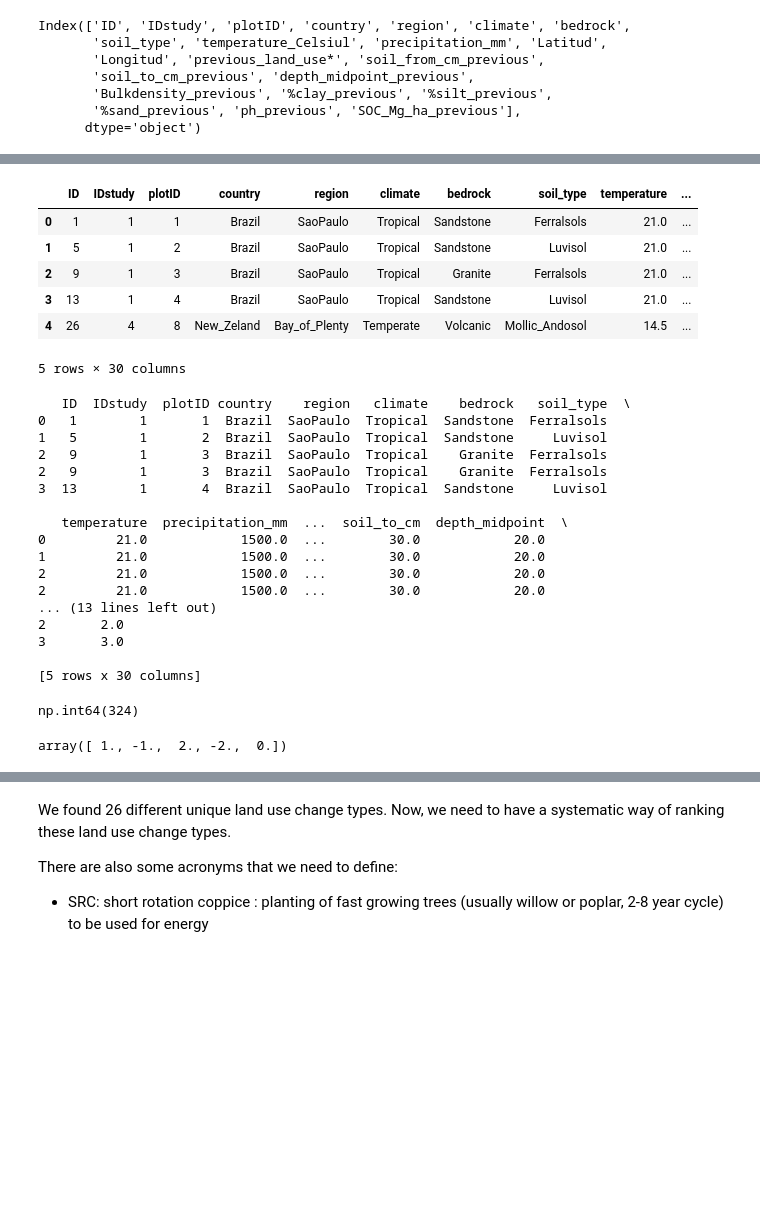
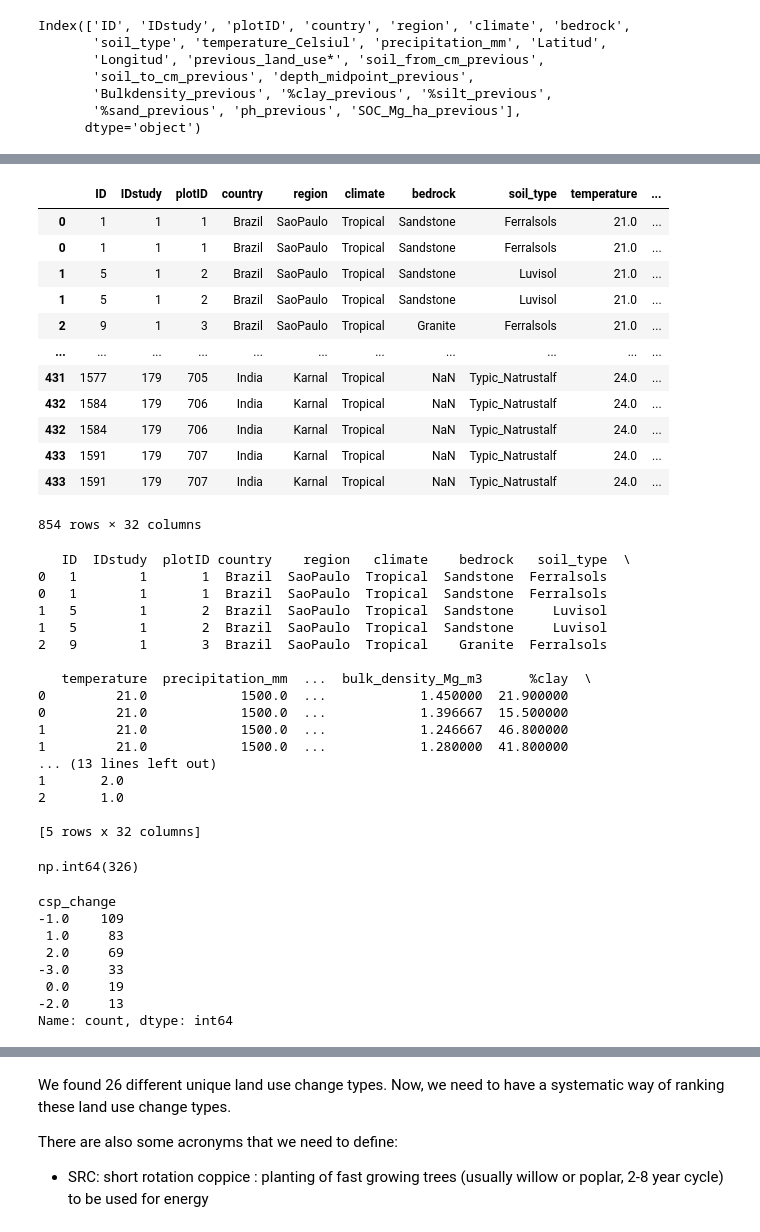
Before and after one commit to emmadefrang/MGT-499, a Jupyter notebook: SOC-project/0_SOC_LUC.ipynb, the cells around one changed output, grey strips where cells are left out. Drawn from its saved outputs; the diff is of its cells as text; code cells hidden in the pictures; blank space fills up the shorter version.

```diff
--- a/SOC-project/0_SOC_LUC.ipynb
+++ b/SOC-project/0_SOC_LUC.ipynb
@@ -149,9 +224,17 @@ df_previous ['Period'] = '0'
 # Concatenate the dataframes
 combined_df = pd.concat([df_current, df_previous])
 
+#How many rows are there with Nan SOC_Mg_ha?
+combined_df['SOC_Mg_ha'].isna().sum()
+
 # Drop rows with NaN SOC_Mg_ha
 combined_df.dropna(subset=['SOC_Mg_ha'], inplace=True)
 
+#Sort the combined df by ID and period
+combined_df.sort_values(['ID', 'Period'], inplace=True)
 
 print(combined_df.head())
+
+#Check the length of the combined dataframe (it should be 2x the length of the original dataframes)
+print('length of combined df:', len(combined_df))
 # %% [output]
@@ -184,0 +275,11 @@ See the caveats in the documentation: https://pandas.pydata.org/pandas-docs/stab
+# %%
+#Add a new column to the dataframe that indicates the change in SOC_Mg_ha between the current and previous measurements for each plot
+combined_df['delta_SOC_Mgha'] = combined_df.groupby('ID')['SOC_Mg_ha'].diff()
+
+#Add another column called '%_delta_SOC' that indicates the percent change in SOC_Mg_ha between the current and previous measurements for each plot
+#It should take the value of delta_SOC_Mgha divided by SOC_Mg_ha for the plot when period = 0 multiplied by 100 (ie. change over previous SOC)
+
+combined_df['%delta_SOC'] = (combined_df['delta_SOC_Mgha'] / combined_df['SOC_Mg_ha'].shift()) * 100
+
+#Check the first few rows of the dataframe
+check_df(combined_df)
@@ -189,15 +346,4 @@ df_luc_clean = combined_df.copy()
 
 df_luc_clean['land_use'] = df_luc_clean['land_use'].apply(lambda x: 'perennial_crop' if x in ['bioenergy', 'food', 'bioproduct', 'livestockfood'] else x)
 
-
 df_luc_clean['land_use'] = df_luc_clean.apply(lambda x: 'perennial_' + x['CROP_type'] if x['land_use'] == 'perennial_crop' else x['land_use'], axis=1)
-
-#Remove perennial_food from the dataset because we don't know the crop type so we don't know how to compare LUC where it was perennial_crop before and a different perennial crop now
-
-df_luc_clean = df_luc_clean[df_luc_clean['land_use'] != 'perennial_food']
-
-#Check the unique values of land_use
-df_luc_clean['land_use'].unique()
-
-#Print all the rows where land_use is nan
-df_luc_clean[df_luc_clean['land_use'].isnull()]
@@ -227,39 +359,46 @@ land_use_indices = {
     categorize_land_use('grassland'): (3, 3),
     categorize_land_use('natural_forest'): (5, 5),
     categorize_land_use('agrofor'): (3, 4),
     categorize_land_use('perennial_grass'): (2, 2),
     categorize_land_use('perennial_palm'): (2, 2),
     categorize_land_use('annual_crop'): (1, 1),
     categorize_land_use('SRC'): (3,2)
 }
 
 csp_ranks = {
             categorize_land_use('perennial_woody'): 2,
             categorize_land_use('fallow'): 1,
             categorize_land_use('secondary_forest'): 4,
             categorize_land_use('grassland'): 3,
             categorize_land_use('natural_forest'): 5,
             categorize_land_use('agrofor'): 3,
             categorize_land_use('perennial_grass'): 2,
             categorize_land_use('perennial_palm'): 2,
             categorize_land_use('annual_crop'): 1,
+            categorize_land_use('perennial_food'): 2,
             categorize_land_use('SRC'): 3
 }
 
 
 # Add a column called 'csp_rank' to the dataframe that ranks the land use types only for land_use types that are non-null
 
 df_luc_clean['csp_rank'] = df_luc_clean['land_use'].apply(lambda x: csp_ranks[x] if x in csp_ranks.keys() else np.nan)
 
-df_luc_clean.head()
+df_luc_clean
 # %% [output]
 |  | ID | IDstudy | plotID | country | region | climate | bedrock | soil_type | temperature | ... |
 | 0 | 1 | 1 | 1 | Brazil | SaoPaulo | Tropical | Sandstone | Ferralsols | 21.0 | ... |
+| 0 | 1 | 1 | 1 | Brazil | SaoPaulo | Tropical | Sandstone | Ferralsols | 21.0 | ... |
+| 1 | 5 | 1 | 2 | Brazil | SaoPaulo | Tropical | Sandstone | Luvisol | 21.0 | ... |
 | 1 | 5 | 1 | 2 | Brazil | SaoPaulo | Tropical | Sandstone | Luvisol | 21.0 | ... |
 | 2 | 9 | 1 | 3 | Brazil | SaoPaulo | Tropical | Granite | Ferralsols | 21.0 | ... |
-| 3 | 13 | 1 | 4 | Brazil | SaoPaulo | Tropical | Sandstone | Luvisol | 21.0 | ... |
-| 4 | 26 | 4 | 8 | New_Zeland | Bay_of_Plenty | Temperate | Volcanic | Mollic_Andosol | 14.5 | ... |
+| ... | ... | ... | ... | ... | ... | ... | ... | ... | ... | ... |
+| 431 | 1577 | 179 | 705 | India | Karnal | Tropical | NaN | Typic_Natrustalf | 24.0 | ... |
+| 432 | 1584 | 179 | 706 | India | Karnal | Tropical | NaN | Typic_Natrustalf | 24.0 | ... |
+| 432 | 1584 | 179 | 706 | India | Karnal | Tropical | NaN | Typic_Natrustalf | 24.0 | ... |
+| 433 | 1591 | 179 | 707 | India | Karnal | Tropical | NaN | Typic_Natrustalf | 24.0 | ... |
+| 433 | 1591 | 179 | 707 | India | Karnal | Tropical | NaN | Typic_Natrustalf | 24.0 | ... |
-5 rows × 30 columns
+854 rows × 32 columns
 # %%
 #Pair data so that data with the same IDstudy and plotID (but different period) are in back to back rows
 df_luc_clean = df_luc_clean.sort_values(by=['ID', 'Period'])
@@ -268,21 +407,21 @@ print(df_luc_clean.head())
 # %% [output]
    ID  IDstudy  plotID country    region   climate    bedrock   soil_type  \
 0   1        1       1  Brazil  SaoPaulo  Tropical  Sandstone  Ferralsols
+0   1        1       1  Brazil  SaoPaulo  Tropical  Sandstone  Ferralsols
+1   5        1       2  Brazil  SaoPaulo  Tropical  Sandstone     Luvisol
 1   5        1       2  Brazil  SaoPaulo  Tropical  Sandstone     Luvisol
 2   9        1       3  Brazil  SaoPaulo  Tropical    Granite  Ferralsols
-2   9        1       3  Brazil  SaoPaulo  Tropical    Granite  Ferralsols
-3  13        1       4  Brazil  SaoPaulo  Tropical  Sandstone     Luvisol
 
-   temperature  precipitation_mm  ...  soil_to_cm  depth_midpoint  \
-0         21.0            1500.0  ...        30.0            20.0
-1         21.0            1500.0  ...        30.0            20.0
-2         21.0            1500.0  ...        30.0            20.0
-2         21.0            1500.0  ...        30.0            20.0
+   temperature  precipitation_mm  ...  bulk_density_Mg_m3      %clay  \
+0         21.0            1500.0  ...            1.450000  21.900000
+0         21.0            1500.0  ...            1.396667  15.500000
+1         21.0            1500.0  ...            1.246667  46.800000
+1         21.0            1500.0  ...            1.280000  41.800000
 ... (13 lines left out)
-2       2.0
-3       3.0
+1       2.0
+2       1.0
 
-[5 rows x 30 columns]
+[5 rows x 32 columns]
 # %%
 #Create a new column called 'csp_change' that is the difference in csp_rank between the current and previous period for samples with the same IDstudy and plotID
 #It should subtract the csp_rank of the previous period from the csp_rank of the current period
@@ -297,12 +436,22 @@ df_luc_clean['csp_change'].isnull().sum()
 #How many non Nan values are there in csp_change?
 df_luc_clean['csp_change'].notnull().sum()
 # %% [output]
-np.int64(324)
+np.int64(326)
 # %%
 #Print all of the unique values of csp_change
 df_luc_clean['csp_change'].unique()
+
+#Print all of the instances of each csp_change
+df_luc_clean['csp_change'].value_counts()
 # %% [output]
-array([ 1., -1.,  2., -2.,  0.])
+csp_change
+-1.0    109
+ 1.0     83
+ 2.0     69
+-3.0     33
+ 0.0     19
+-2.0     13
+Name: count, dtype: int64
 # %%
 #Now, create a column called luc_rank that ranks the land use types based on their csp_rank
 
```
Also changed, not shown: parts of 21 cells of this notebook, 25 other files.
